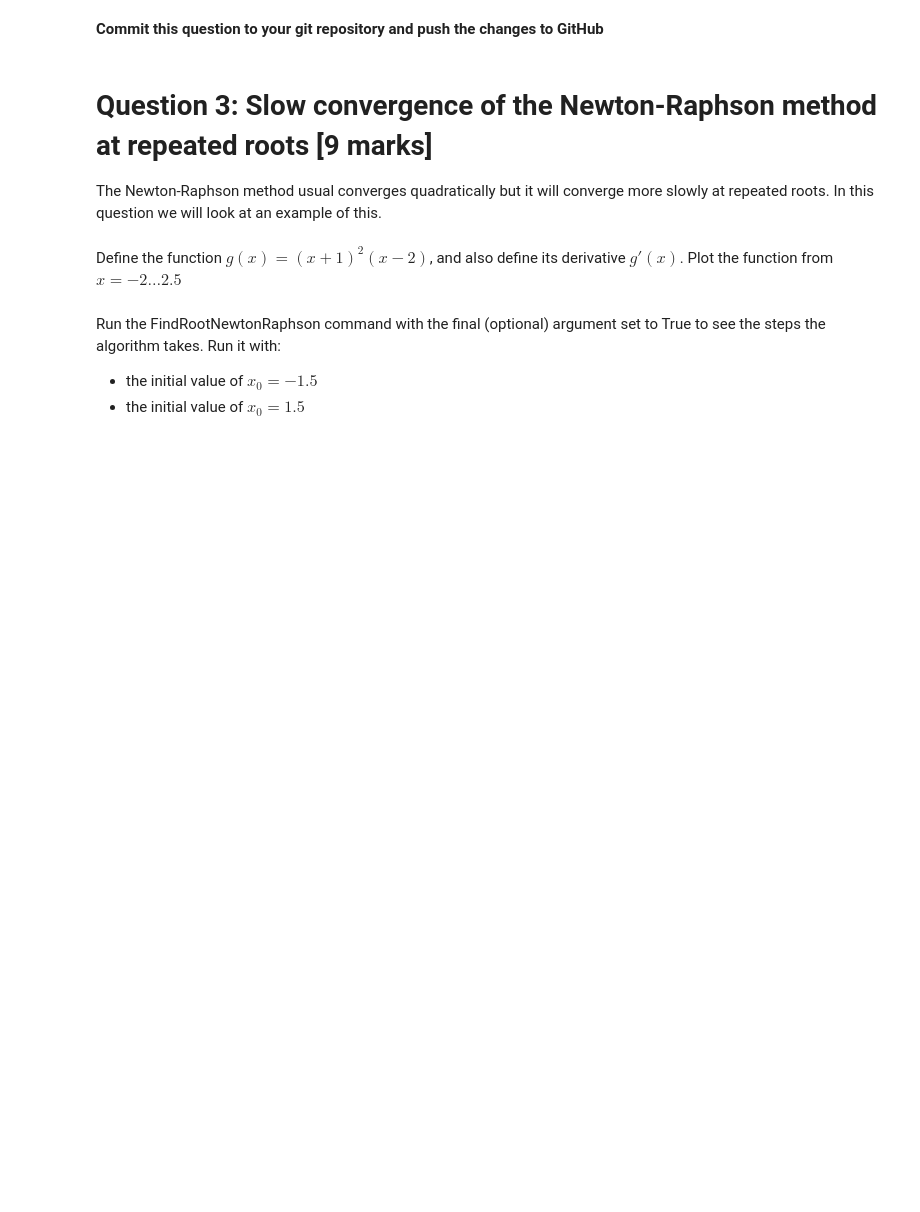
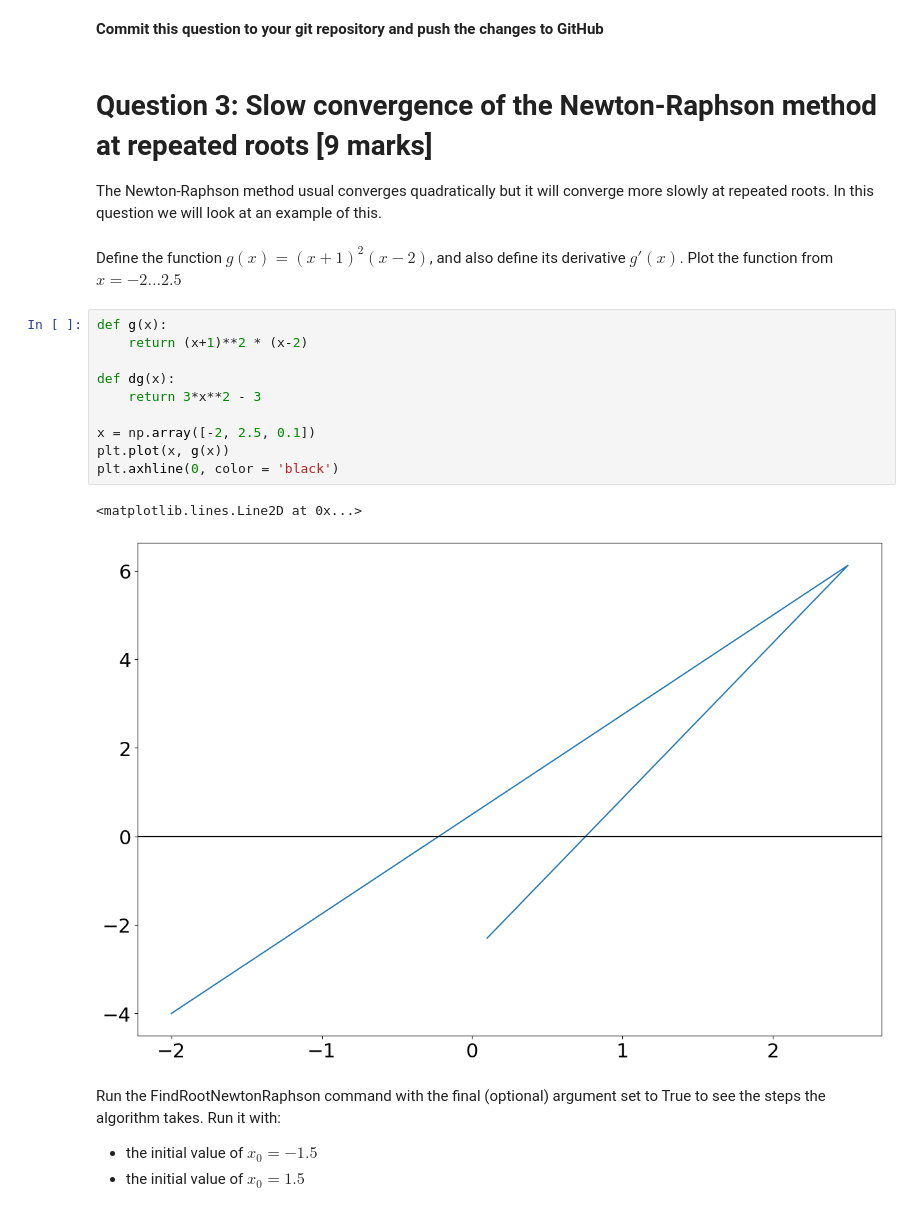
Before and after one commit to Shawnee43/ACM20030, a Jupyter notebook: Assignment-2.ipynb, the cells around one changed output. Saved outputs shown, nothing was run; the diff lists cells and outputs as text; blank space fills up the shorter version.

```diff
--- a/Assignment-2.ipynb
+++ b/Assignment-2.ipynb
@@ -194,6 +229,19 @@ In both cases set the final argument to 'True' to get the function to print the
 The Newton-Raphson method usual converges quadratically but it will converge more slowly at repeated roots. In this question we will look at an example of this.
 # %% [markdown]
 Define the function $g(x) = (x+1)^2(x-2)$, and also define its derivative $g'(x)$. Plot the function from $x=-2\dots2.5$
+# %%
+def g(x):
+    return (x+1)**2 * (x-2)
+
+def dg(x):
+    return 3*x**2 - 3
+
+x = np.array([-2, 2.5, 0.1])
+plt.plot(x, g(x))
+plt.axhline(0, color = 'black')
+# %% [output]
+<matplotlib.lines.Line2D at 0x...>
+[figure, added]
 # %% [markdown]
 Run the FindRootNewtonRaphson command with the final (optional) argument set to True to see the steps the algorithm takes. Run it with:
  - the initial value of $x_0 = -1.5$
```
Also changed, not shown: parts of 5 cells of this notebook.
